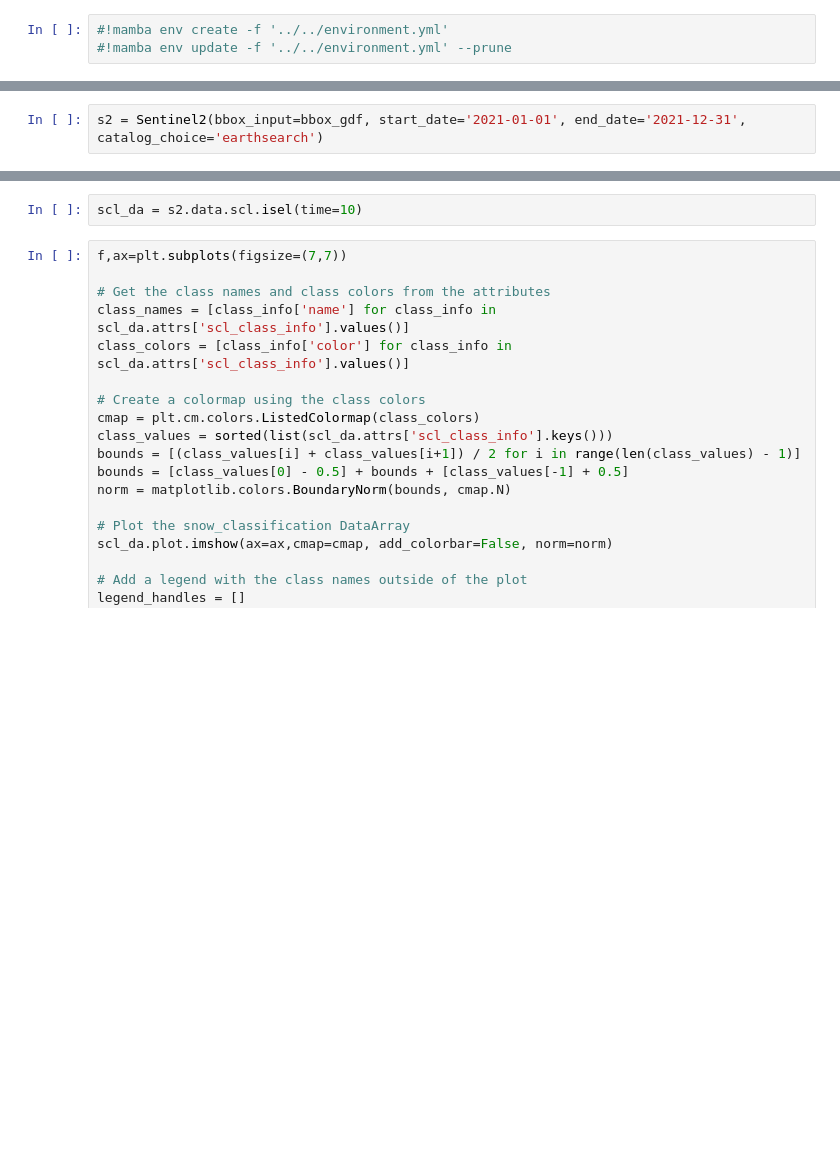
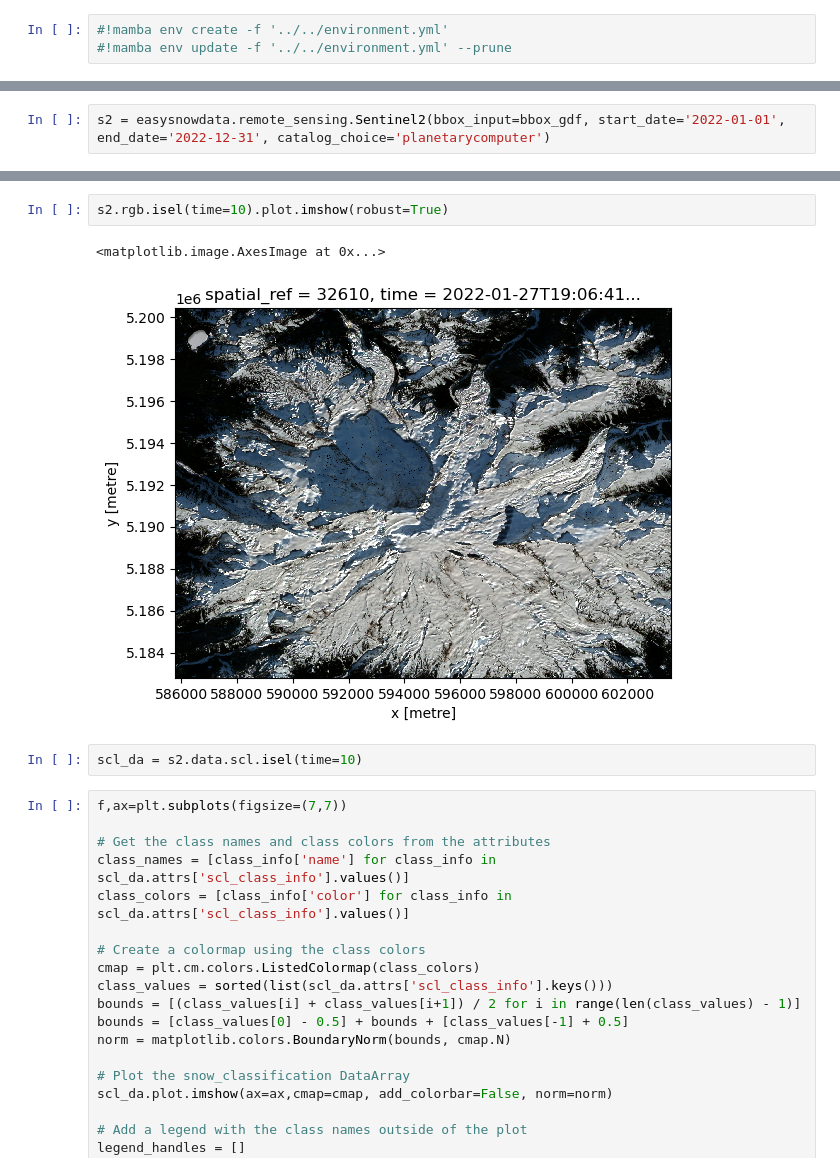
Before and after one commit to egagli/easysnowdata, a Jupyter notebook: docs/examples/remote_sensing_examples.ipynb, the cells around one changed output, grey strips where cells are left out. Cells and saved outputs as stored; diff of their text form; blank space fills up the shorter version.

Commit message:
test out sentinel 2 class

```diff
--- a/docs/examples/remote_sensing_examples.ipynb
+++ b/docs/examples/remote_sensing_examples.ipynb
@@ -413,2 +176,2 @@ class Sentinel2:
 # %%
-s2 = Sentinel2(bbox_input=bbox_gdf, start_date='2021-01-01', end_date='2021-12-31', catalog_choice='earthsearch')
+s2 = easysnowdata.remote_sensing.Sentinel2(bbox_input=bbox_gdf, start_date='2022-01-01', end_date='2022-12-31', catalog_choice='planetarycomputer')
@@ -415,3 +206,8 @@ s2 = Sentinel2(bbox_input=bbox_gdf, start_date='2021-01-01', end_date='2021-12-3
+# %%
+s2.rgb.isel(time=10).plot.imshow(robust=True)
+# %% [output]
+<matplotlib.image.AxesImage at 0x...>
+[figure, added]
 # %%
 scl_da = s2.data.scl.isel(time=10)
 # %%
```
Also changed, not shown: parts of 27 cells of this notebook.
